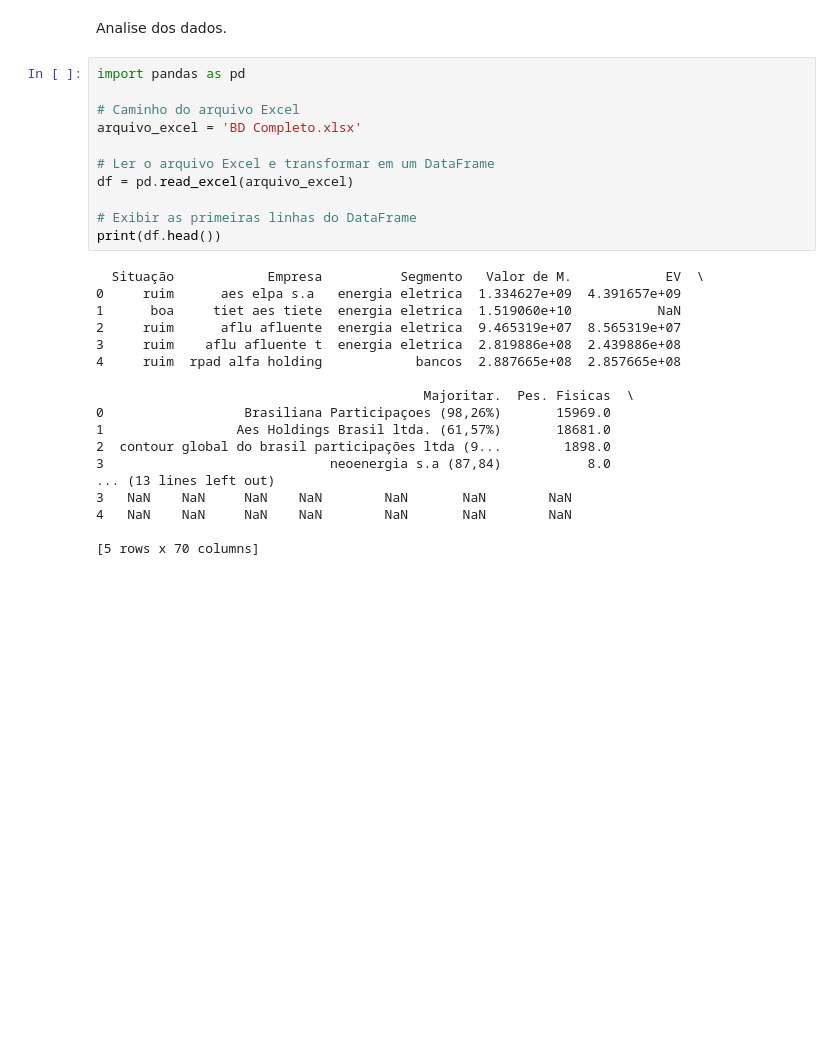
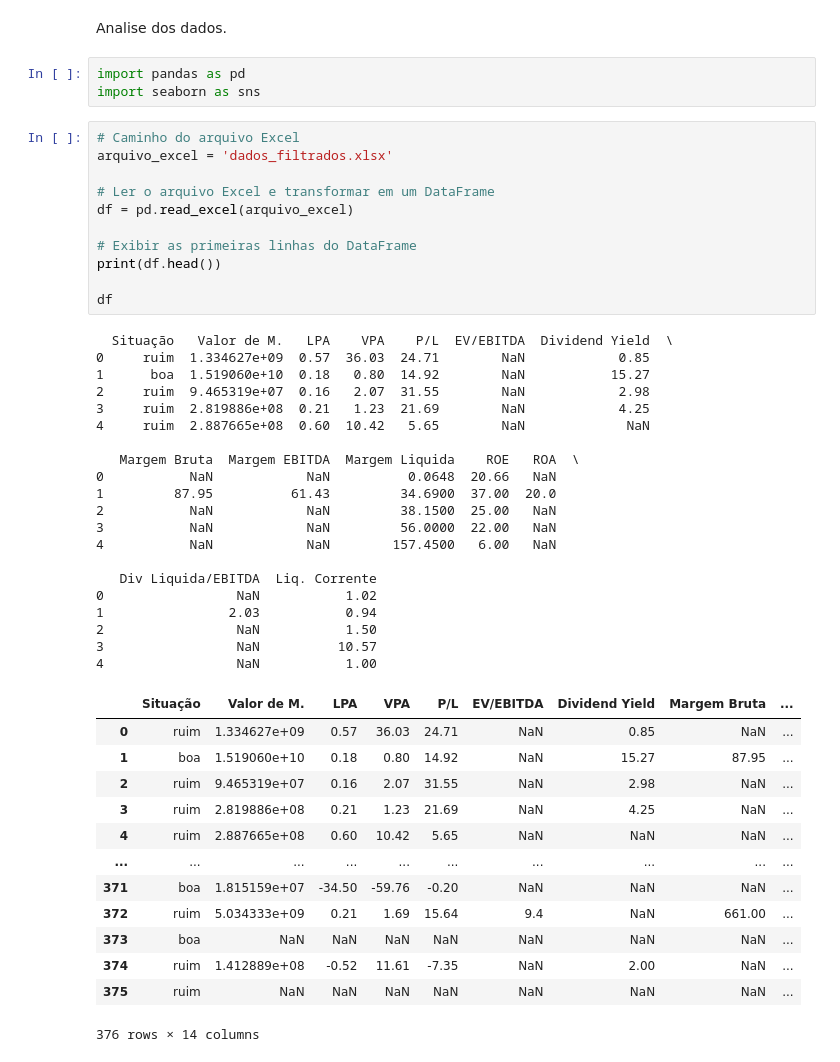
Before and after one commit to MessiasOli/aula_am_acoes, a Jupyter notebook: tratativa-dados.ipynb, the cells around one changed output. Drawn from its saved outputs; the diff is of its cells as text; blank space fills up the shorter version.

```diff
--- a/tratativa-dados.ipynb
+++ b/tratativa-dados.ipynb
@@ -1,31 +1,50 @@
 # %% [markdown]
 Analise dos dados.
+# %%
+import pandas as pd
+import seaborn as sns
 # %%
-import pandas as pd
-
 # Caminho do arquivo Excel
-arquivo_excel = 'BD Completo.xlsx'
+arquivo_excel = 'dados_filtrados.xlsx'
 
 # Ler o arquivo Excel e transformar em um DataFrame
 df = pd.read_excel(arquivo_excel)
 
 # Exibir as primeiras linhas do DataFrame
 print(df.head())
+
+df
 # %% [output]
-  Situação            Empresa          Segmento   Valor de M.            EV  \
-0     ruim      aes elpa s.a   energia eletrica  1.334627e+09  4.391657e+09
-1      boa     tiet aes tiete  energia eletrica  1.519060e+10           NaN
-2     ruim      aflu afluente  energia eletrica  9.465319e+07  8.565319e+07
-3     ruim    aflu afluente t  energia eletrica  2.819886e+08  2.439886e+08
-4     ruim  rpad alfa holding            bancos  2.887665e+08  2.857665e+08
+  Situação   Valor de M.   LPA    VPA    P/L  EV/EBITDA  Dividend Yield  \
+0     ruim  1.334627e+09  0.57  36.03  24.71        NaN            0.85
+1      boa  1.519060e+10  0.18   0.80  14.92        NaN           15.27
+2     ruim  9.465319e+07  0.16   2.07  31.55        NaN            2.98
+3     ruim  2.819886e+08  0.21   1.23  21.69        NaN            4.25
+4     ruim  2.887665e+08  0.60  10.42   5.65        NaN             NaN
 
-                                          Majoritar.  Pes. Fisicas  \
-0                  Brasiliana Participaçoes (98,26%)       15969.0
-1                 Aes Holdings Brasil ltda. (61,57%)       18681.0
-2  contour global do brasil participações ltda (9...        1898.0
-3                             neoenergia s.a (87,84)           8.0
-... (13 lines left out)
-3   NaN    NaN     NaN    NaN        NaN       NaN        NaN
-4   NaN    NaN     NaN    NaN        NaN       NaN        NaN
+   Margem Bruta  Margem EBITDA  Margem Liquida    ROE   ROA  \
+0           NaN            NaN          0.0648  20.66   NaN
+1         87.95          61.43         34.6900  37.00  20.0
+2           NaN            NaN         38.1500  25.00   NaN
+3           NaN            NaN         56.0000  22.00   NaN
+4           NaN            NaN        157.4500   6.00   NaN
 
-[5 rows x 70 columns]
+   Div Liquida/EBITDA  Liq. Corrente
+0                 NaN           1.02
+1                2.03           0.94
+2                 NaN           1.50
+3                 NaN          10.57
+4                 NaN           1.00
+|  | Situação | Valor de M. | LPA | VPA | P/L | EV/EBITDA | Dividend Yield | Margem Bruta | ... |
+| 0 | ruim | 1.334627e+09 | 0.57 | 36.03 | 24.71 | NaN | 0.85 | NaN | ... |
+| 1 | boa | 1.519060e+10 | 0.18 | 0.80 | 14.92 | NaN | 15.27 | 87.95 | ... |
+| 2 | ruim | 9.465319e+07 | 0.16 | 2.07 | 31.55 | NaN | 2.98 | NaN | ... |
+| 3 | ruim | 2.819886e+08 | 0.21 | 1.23 | 21.69 | NaN | 4.25 | NaN | ... |
+| 4 | ruim | 2.887665e+08 | 0.60 | 10.42 | 5.65 | NaN | NaN | NaN | ... |
+| ... | ... | ... | ... | ... | ... | ... | ... | ... | ... |
+| 371 | boa | 1.815159e+07 | -34.50 | -59.76 | -0.20 | NaN | NaN | NaN | ... |
+| 372 | ruim | 5.034333e+09 | 0.21 | 1.69 | 15.64 | 9.4 | NaN | 661.00 | ... |
+| 373 | boa | NaN | NaN | NaN | NaN | NaN | NaN | NaN | ... |
+| 374 | ruim | 1.412889e+08 | -0.52 | 11.61 | -7.35 | NaN | 2.00 | NaN | ... |
+| 375 | ruim | NaN | NaN | NaN | NaN | NaN | NaN | NaN | ... |
+376 rows × 14 columns
```
Also changed, not shown: parts of 4 cells of this notebook, 2 other files.
